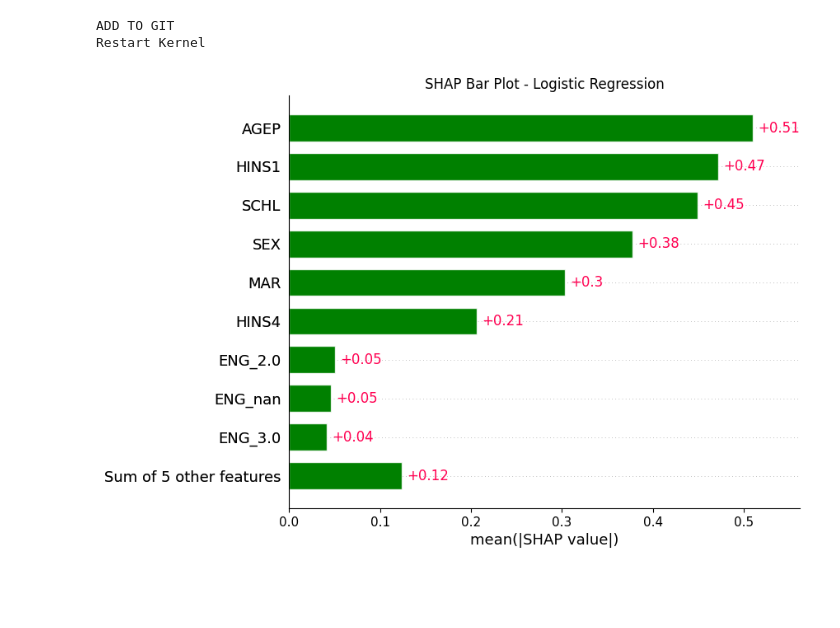
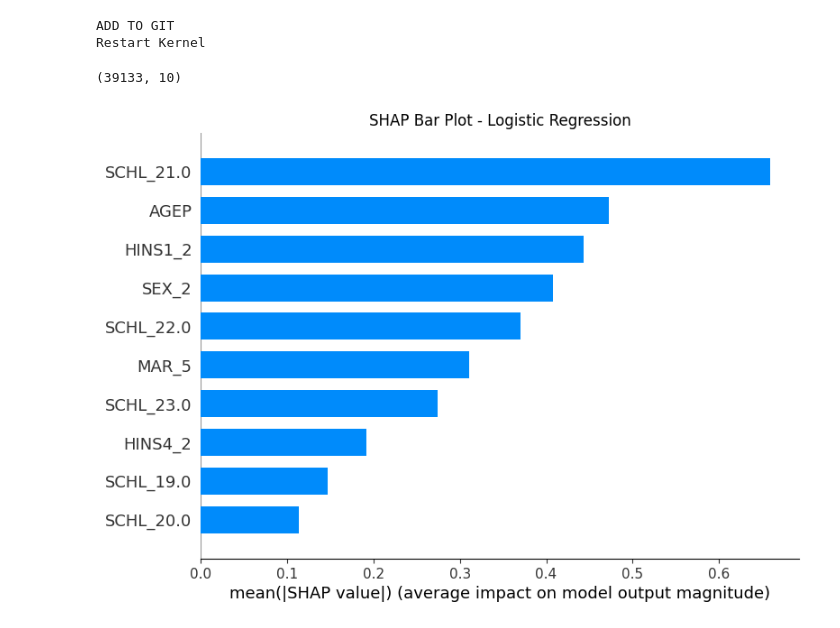
Before and after one commit to PHILIPWins/Algorithmic_Fairness, a Jupyter notebook: Assignment1/afae24-assignment-01-oleg - Philip.ipynb, the cells around one changed output. Saved outputs shown, nothing was run; the diff lists cells and outputs as text; code cells hidden in the pictures; blank space fills up the shorter version.

```diff
--- a/Assignment1/afae24-assignment-01-oleg - Philip.ipynb
+++ b/Assignment1/afae24-assignment-01-oleg - Philip.ipynb
@@ -567,24 +582,29 @@ print("Restart Kernel")
 # %% [output]
 ADD TO GIT
 Restart Kernel
+# %%
+print(shap_values[:, :10].shape)
+# %% [output]
+(39133, 10)
 # %%
 ############# SHAP ################
 ## Logistic Regression, bar plot:
-from sklearn.feature_extraction.text import TfidfVectorizer
-vectorizer = TfidfVectorizer(min_df=1)
-X_vec = vectorizer.fit_transform(X_train)
+import shap
+import matplotlib.pyplot as plt
 
-explainer_LogR = shap.Explainer(
-    LogR, X_train, feature_names=vectorizer.get_feature_names_out()
-)
-shap_values_LogR = explainer_LogR(X_test)
-shap.plots.bar(shap_values_LogR, show = False)
+# Assuming clf is your trained model and X_train, X_test are defined
+explainer = shap.LinearExplainer(LogR, feature_names=X_train.columns,masker = shap.maskers.Independent(X_train))
+shap_values = explainer.shap_values(X_test)
+
+# Now you can proceed to plot the SHAP bar plot
+shap.summary_plot(shap_values, X_test, plot_type="bar", show=False, max_display = 10)
+
 # Customize the colors of the bars using Matplotlib
-custom_color = 'green'  # Example color, customize as needed
-for bar in plt.gca().patches:
-    bar.set_facecolor(custom_color)  # Apply color to each bar
+#custom_color = 'green'  # Example color, customize as needed
+#for bar in plt.gca().patches:
+#    bar.set_facecolor(custom_color)  # Apply color to each bar
 
 plt.title("SHAP Bar Plot - Logistic Regression")
 plt.show()
 # %% [output]
-[figure, old version]
+[figure, new version]
```
Also changed, not shown: parts of 19 cells of this notebook.
